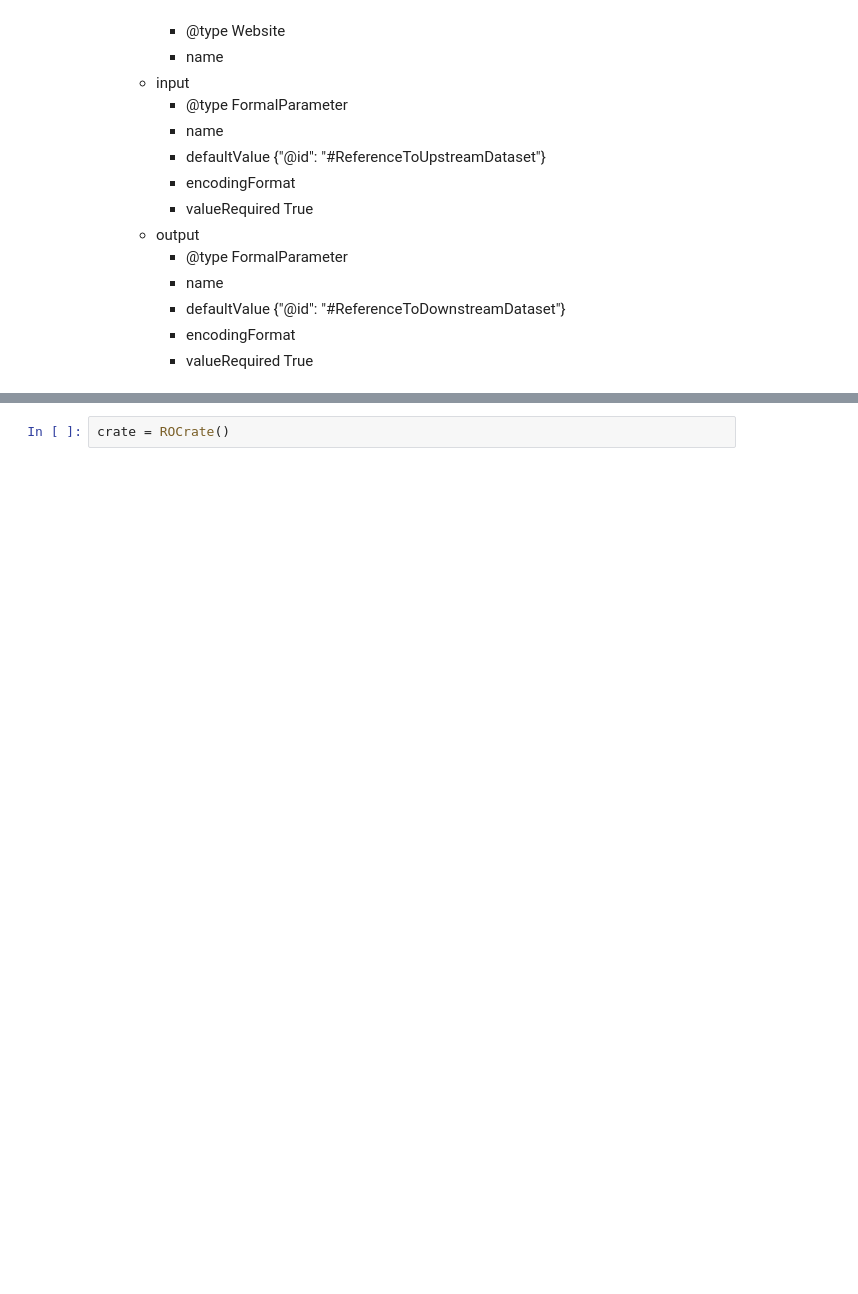
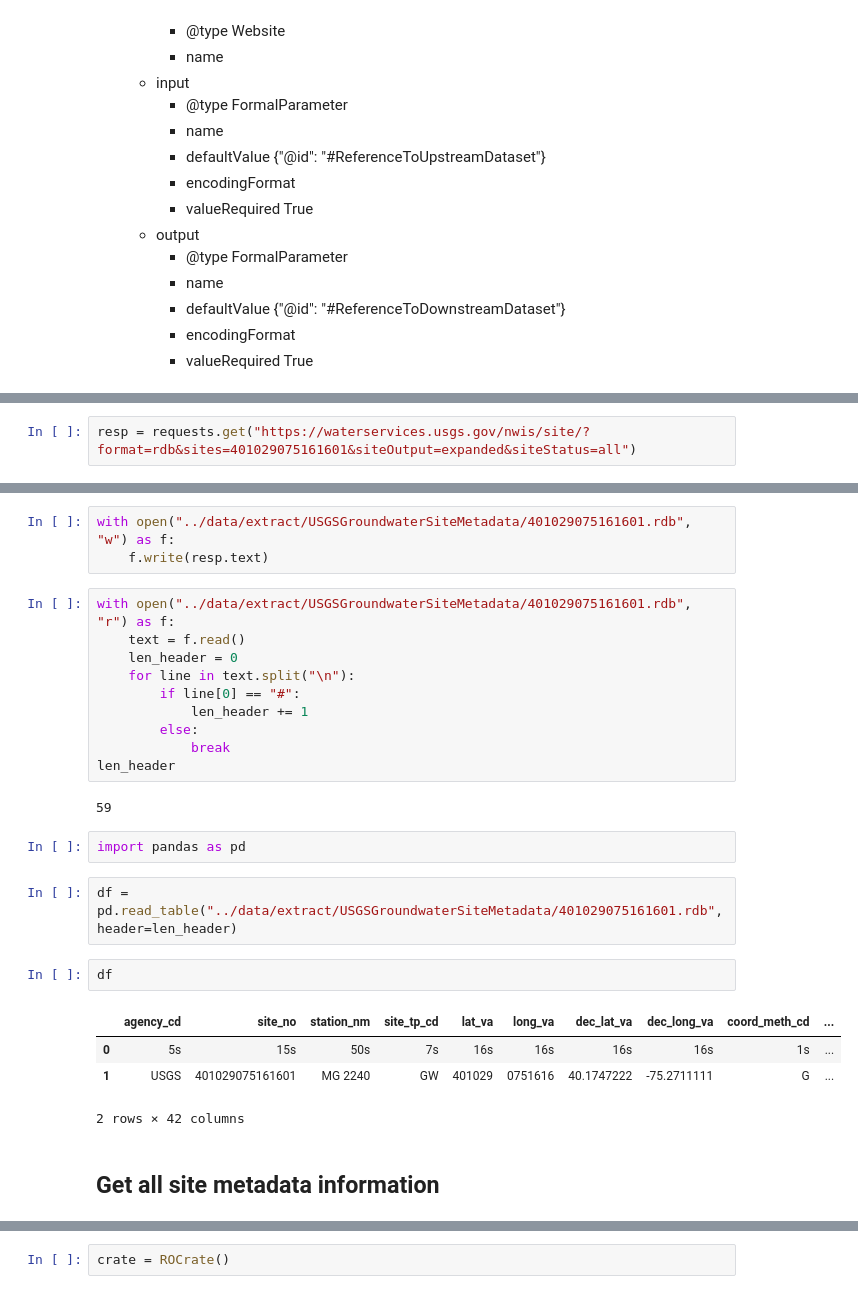
Before and after one commit to rschneider98/data_curation, a Jupyter notebook: analysis/Data Ingestion - USGS Groundwater Data.ipynb, the cells around one changed output, grey strips where cells are left out. Saved outputs shown, nothing was run; the diff lists cells and outputs as text; blank space fills up the shorter version.

Commit message:
retrieved and ingested groundwater data and site metadata

```diff
--- a/analysis/Data Ingestion - USGS Groundwater Data.ipynb
+++ b/analysis/Data Ingestion - USGS Groundwater Data.ipynb
@@ -66,0 +106,2 @@ Use attributes and entities as needed
+# %%
+resp = requests.get("https://waterservices.usgs.gov/nwis/site/?format=rdb&sites=401029075161601&siteOutput=expanded&siteStatus=all")
@@ -66,0 +116,28 @@ Use attributes and entities as needed
+# %%
+with open("../data/extract/USGSGroundwaterSiteMetadata/401029075161601.rdb", "w") as f:
+    f.write(resp.text)
+# %%
+with open("../data/extract/USGSGroundwaterSiteMetadata/401029075161601.rdb", "r") as f:
+    text = f.read()
+    len_header = 0
+    for line in text.split("\n"):
+        if line[0] == "#":
+            len_header += 1
+        else:
+            break
+len_header
+# %% [output]
+59
+# %%
+import pandas as pd
+# %%
+df = pd.read_table("../data/extract/USGSGroundwaterSiteMetadata/401029075161601.rdb", header=len_header)
+# %%
+df
+# %% [output]
+|  | agency_cd | site_no | station_nm | site_tp_cd | lat_va | long_va | dec_lat_va | dec_long_va | coord_meth_cd | ... |
+| 0 | 5s | 15s | 50s | 7s | 16s | 16s | 16s | 16s | 1s | ... |
+| 1 | USGS | 401029075161601 | MG 2240 | GW | 401029 | 0751616 | 40.1747222 | -75.2711111 | G | ... |
+2 rows × 42 columns
+# %% [markdown]
+## Get all site metadata information
```
Also changed, not shown: parts of 49 cells of this notebook, 2 other files.
